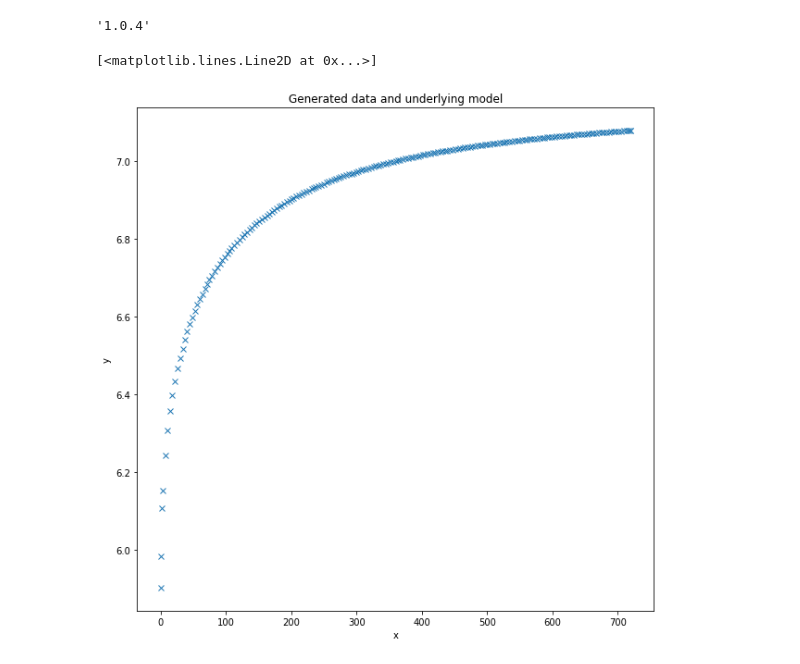
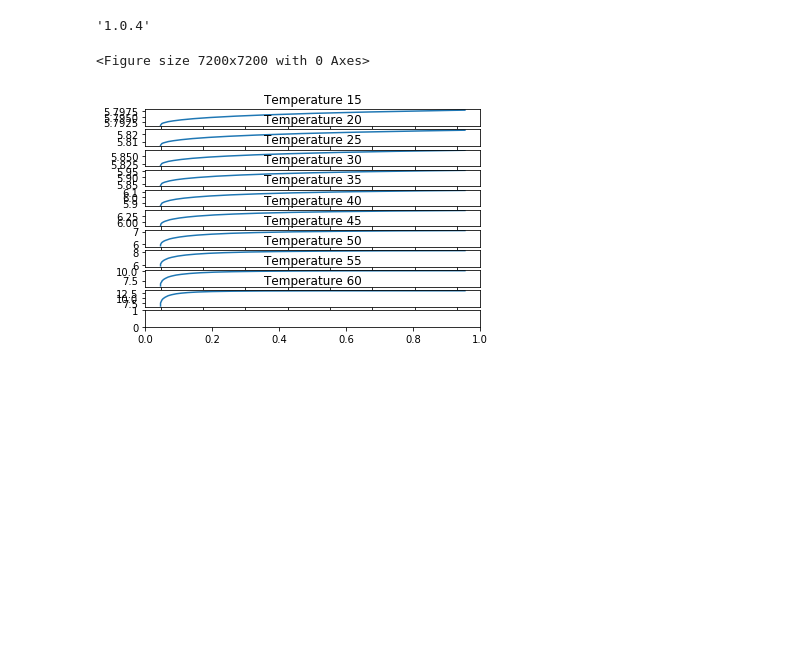
Before and after one commit to Bhardwaj-Rishabh/Machine-Learning-Sensor-Temperature-Temporal-Drift-Compensation, a Jupyter notebook: bayes.ipynb, the cells around one changed output. Drawn from its saved outputs; the diff is of its cells as text; code cells hidden in the pictures; blank space fills up the shorter version.

```diff
--- a/bayes.ipynb
+++ b/bayes.ipynb
@@ -20,33 +21,18 @@ for r in range(len(data)):
     mins.append(data.iloc[r]['time']//60)
 
 data['minute'] = mins
-# %%
-#print(data)
-#x = data['minute']
-#T = data['Temperature']
-#y = data['V(vref)']
-#print(x)
-#print(T)
-#print(y.shape)
-x = data[data['Temperature'] == 45]['minute']
-y = data[data['Temperature'] == 45]['V(vref)']
-#temp = np.array(data['Temperature'])
-#time = np.array(data['minute'])
-#x_ = data[data['time'] == 0]['Temperature']
-#y_ = data[data['time'] == 0]['V(vref)']
-#y = data[data[]]
-#fig = plt.figure(figsize=(7, 7))
-#ax = fig.add_subplot(111, xlabel='x', ylabel='y', title='Generated data and underlying model')
-#ax.plot(data['time'], data['V(vref)'], 'x', label='sampled data')
-#ax.plot(x, true_regression_line, label='true regression line', lw=2.)
-#plt.legend(loc=0);
-#fig = plt.figure(figsize=(10, 10))
-#ax = fig.add_subplot(111,  xlabel='x', ylabel='y', title='Generated data and underlying model')
-#ax.plot(x, y, 'x', label='sampled data')
-fig = plt.figure(figsize=(10, 10))
-ax = fig.add_subplot(111,  xlabel='x', ylabel='y', title='Generated data and underlying model')
-ax.plot(x, y, 'x', label='sampled data')
-# %% [output]
-[<matplotlib.lines.Line2D at 0x...>]
-[figure, removed]
+# %%
+# plotting vref vs time plot for temperature in range 15 to 65 with a gap of 5 deg C
+fig = plt.figure(figsize=(100, 100))
+fig, axs = plt.subplots(11, 1)
+count = 0
+for T in range(15,65,5):
+    time = data[data['Temperature'] == T]['minute']
+    vref = data[data['Temperature'] == T]['V(vref)']
+    axs[count].plot(time, vref)
+    axs[count].set_title('Temperature %s' %T)
+    count += 1
+# %% [output]
+<Figure size 7200x7200 with 0 Axes>
+[figure, added]
 # %%
```
Also changed, not shown: parts of 7 cells of this notebook.
